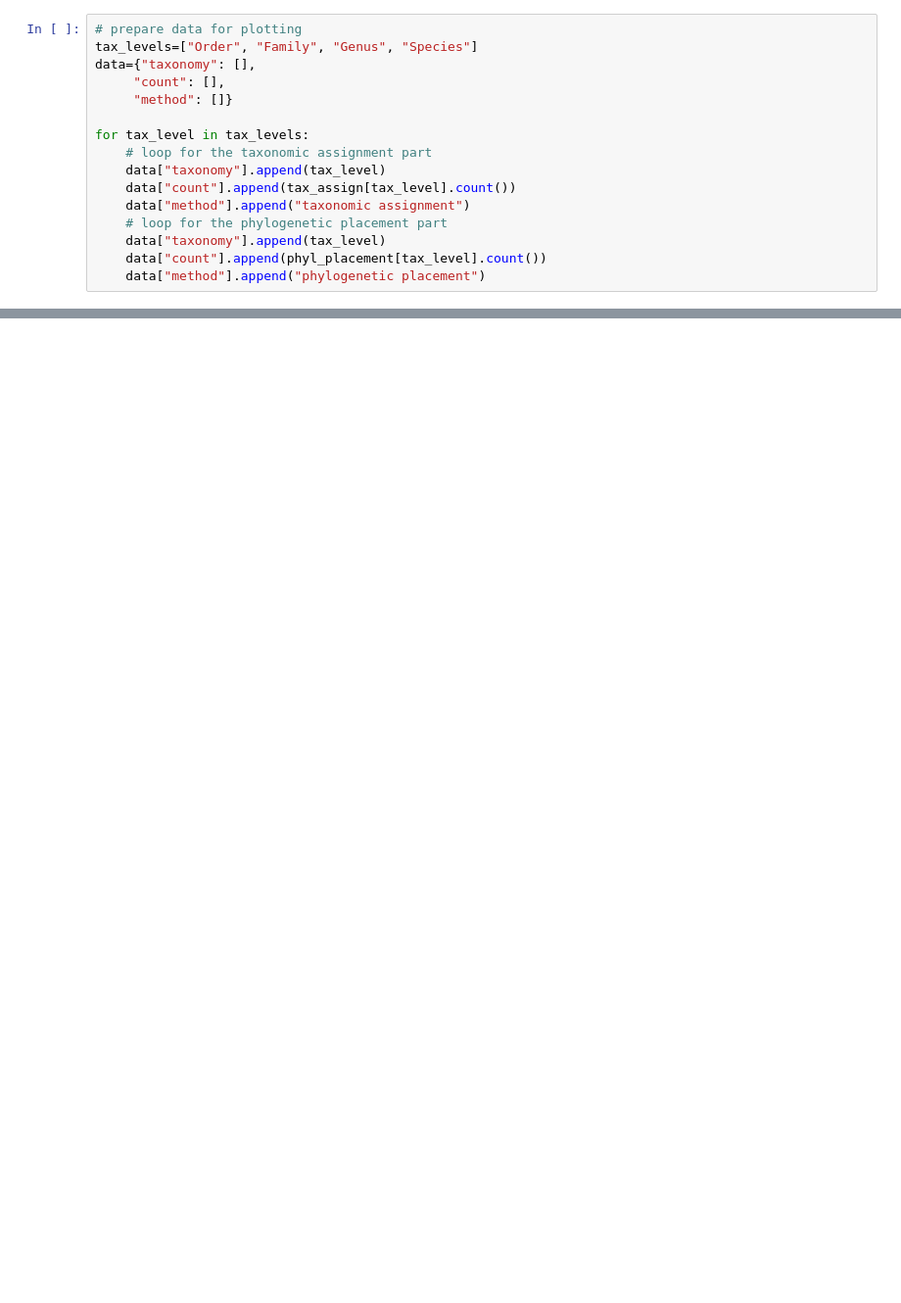
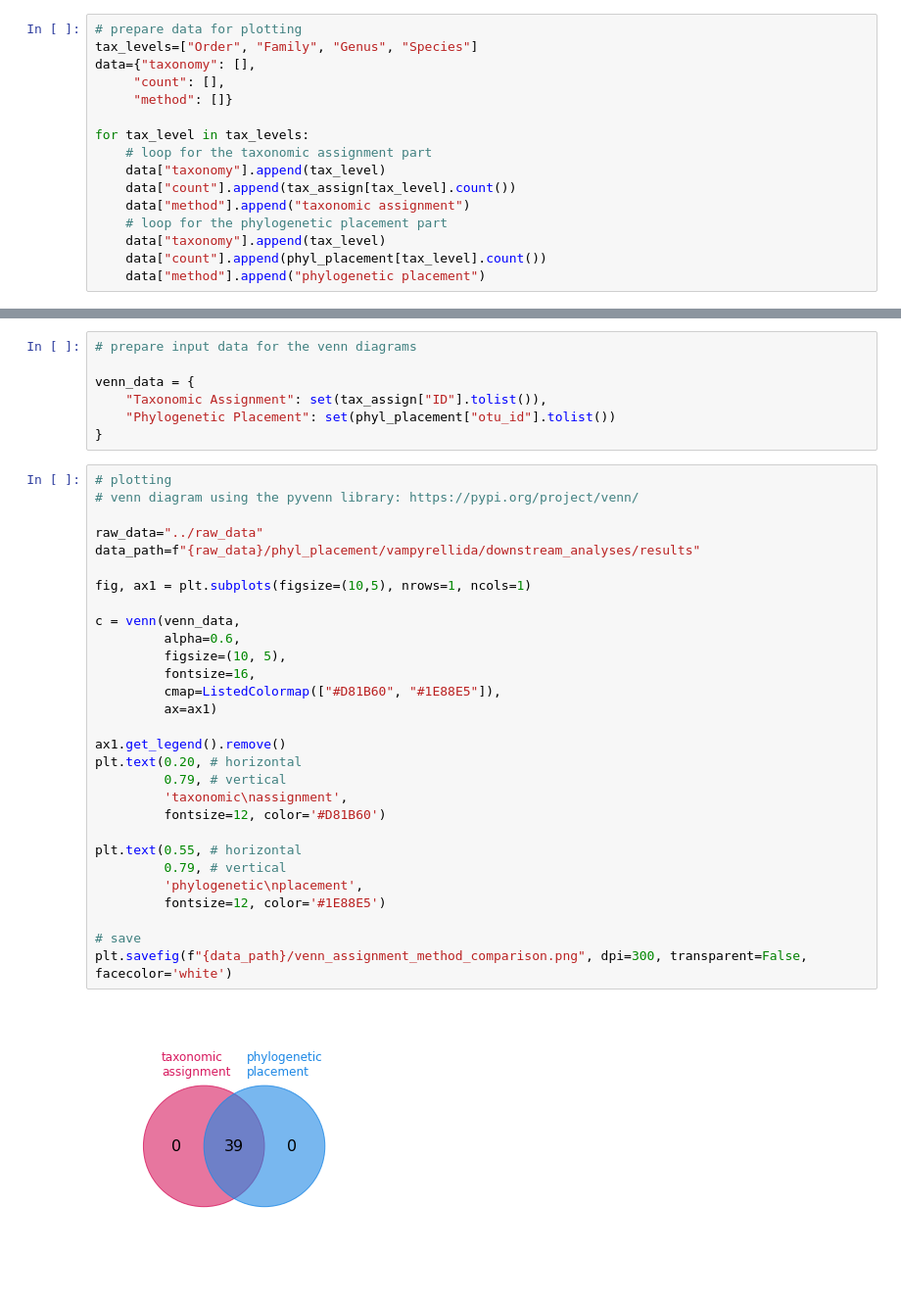
Before and after one commit to wRajter/vampyrella_2023, a Jupyter notebook: notebooks/phylogenetic_placement_downstream_analyses.ipynb, the cells around one changed output, grey strips where cells are left out. Shown at 98% size. Drawn from its saved outputs; the diff is of its cells as text; blank space fills up the shorter version.

```diff
--- a/notebooks/phylogenetic_placement_downstream_analyses.ipynb
+++ b/notebooks/phylogenetic_placement_downstream_analyses.ipynb
@@ -106,0 +94,38 @@ plt.savefig(f"{data_path}/assignment_method_comparison.png", dpi=300, transparen
+# %%
+# prepare input data for the venn diagrams
+
+venn_data = {
+    "Taxonomic Assignment": set(tax_assign["ID"].tolist()),
+    "Phylogenetic Placement": set(phyl_placement["otu_id"].tolist())
+}
+# %%
+# plotting
+# venn diagram using the pyvenn library: https://pypi.org/project/venn/
+
+raw_data="../raw_data"
+data_path=f"{raw_data}/phyl_placement/vampyrellida/downstream_analyses/results"
+
+fig, ax1 = plt.subplots(figsize=(10,5), nrows=1, ncols=1)
+
+c = venn(venn_data,
+         alpha=0.6,
+         figsize=(10, 5),
+         fontsize=16,
+         cmap=ListedColormap(["#D81B60", "#1E88E5"]),
+         ax=ax1)
+
+ax1.get_legend().remove()
+plt.text(0.20, # horizontal
+         0.79, # vertical
+         'taxonomic\nassignment',
+         fontsize=12, color='#D81B60')
+
+plt.text(0.55, # horizontal
+         0.79, # vertical
+         'phylogenetic\nplacement',
+         fontsize=12, color='#1E88E5')
+
+# save
+plt.savefig(f"{data_path}/venn_assignment_method_comparison.png", dpi=300, transparent=False, facecolor='white')
+# %% [output]
+[figure, added]
```
Also changed, not shown: parts of 5 cells of this notebook, 14 other files.
